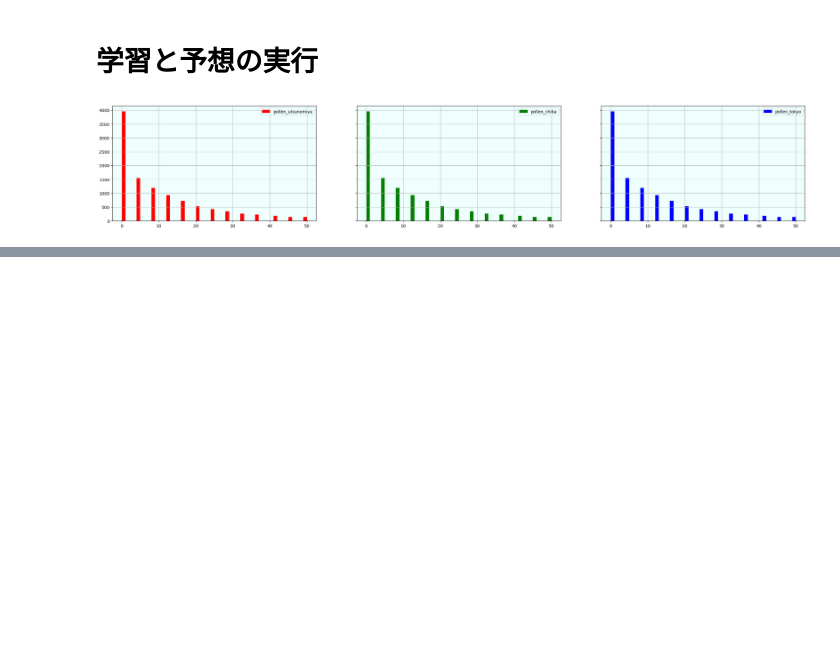
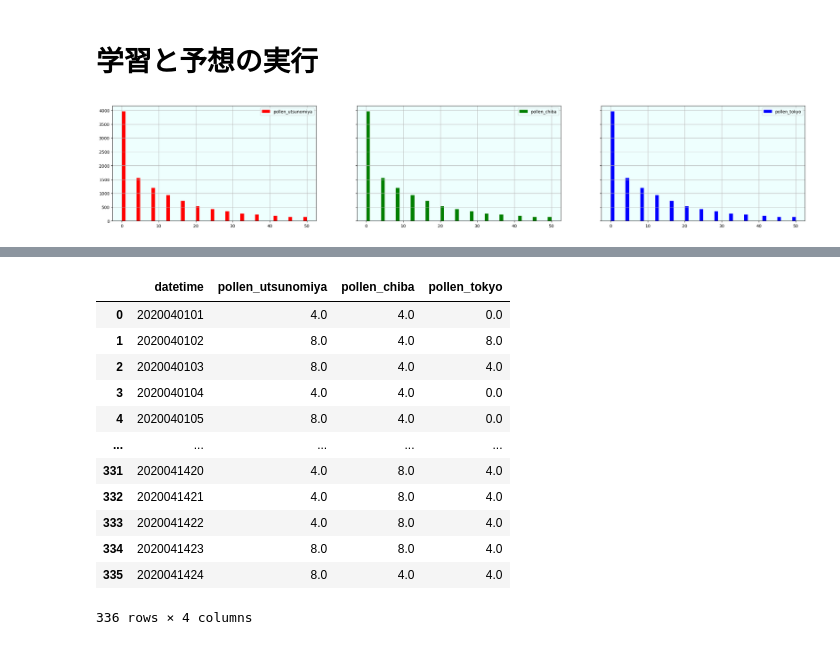
Before and after one commit to ahorikawa/Probspace_pollen, a Jupyter notebook: 02.Base.ipynb, the cells around one changed output, grey strips where cells are left out. Drawn from its saved outputs; the diff is of its cells as text; code cells hidden in the pictures; blank space fills up the shorter version.

```diff
--- a/02.Base.ipynb
+++ b/02.Base.ipynb
@@ -23,4 +23,6 @@ test = pd.read_csv(r"input/test.csv")
 sub = pd.read_csv(r"input/sample_submission.csv")
+# %%
+OUTPUT = "output/"
 # %% [markdown]
 # 前処理
 # %%
@@ -340,0 +533,20 @@ train_df["year_mean_x"]
+# %%
+results_df = pd.DataFrame(results)
+results_df = results_df.round()*4 # 4の倍数になるように後処理
+sub[target_columns] = results_df
+display(sub)
+sub.to_csv(os.path.join(OUTPUT, f"{exp_name}.csv"), index=False)
+# %% [output]
+|  | datetime | pollen_utsunomiya | pollen_chiba | pollen_tokyo |
+| 0 | 2020040101 | 4.0 | 4.0 | 0.0 |
+| 1 | 2020040102 | 8.0 | 4.0 | 8.0 |
+| 2 | 2020040103 | 8.0 | 4.0 | 4.0 |
+| 3 | 2020040104 | 4.0 | 4.0 | 0.0 |
+| 4 | 2020040105 | 8.0 | 4.0 | 0.0 |
+| ... | ... | ... | ... | ... |
+| 331 | 2020041420 | 4.0 | 8.0 | 4.0 |
+| 332 | 2020041421 | 4.0 | 8.0 | 4.0 |
+| 333 | 2020041422 | 4.0 | 8.0 | 4.0 |
+| 334 | 2020041423 | 8.0 | 8.0 | 4.0 |
+| 335 | 2020041424 | 8.0 | 4.0 | 4.0 |
+336 rows × 4 columns
```
Also changed, not shown: parts of 12 cells of this notebook, 19 other files.
